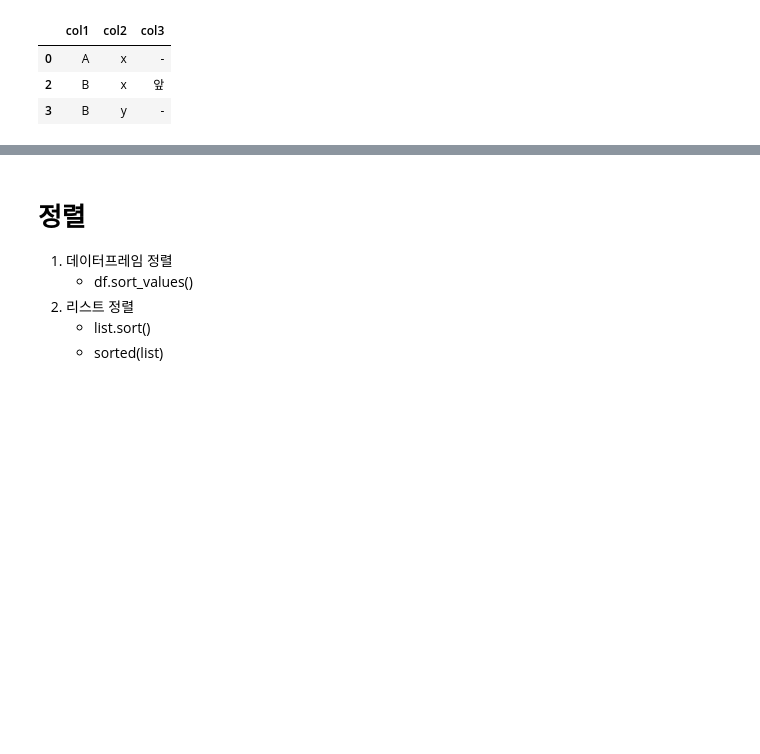
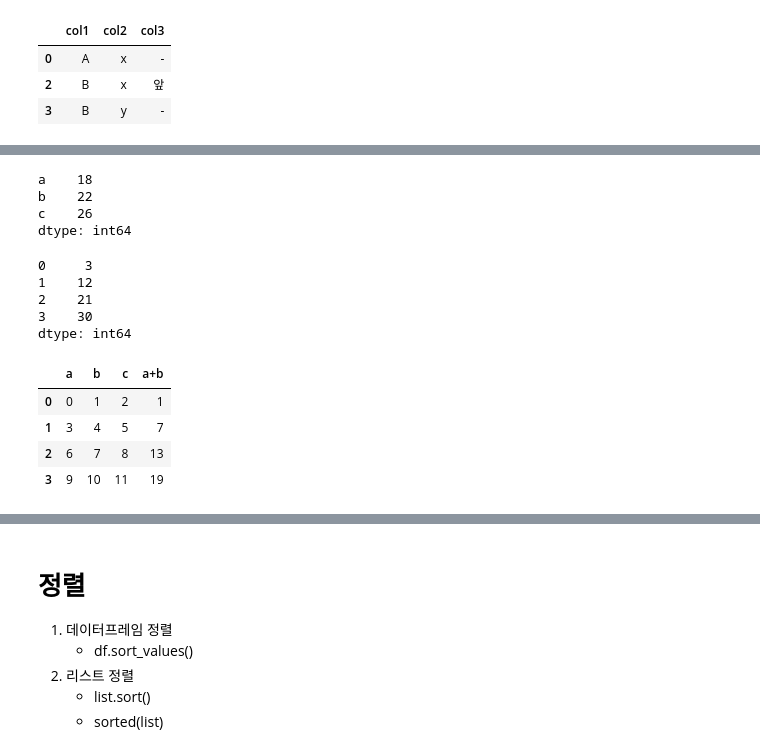
Before and after one commit to psw109/Python_study, a Jupyter notebook: 사전.ipynb, the cells around one changed output, grey strips where cells are left out. Drawn from its saved outputs; the diff is of its cells as text; code cells hidden in the pictures; blank space fills up the shorter version.

Commit message:
map, apply, applymap add

```diff
--- a/사전.ipynb
+++ b/사전.ipynb
@@ -589,0 +598,5 @@ df.drop_duplicates(subset = ['col1', 'col2']) #col1, col2 기준으로 중복인
+# %%
+import pandas as pd
+
+x = pd.Series({'one' : 1, 'two' : 2, 'three' :3})
+y = pd.Series({1 : 'triangle', 2:'square', 3: 'circle'})
@@ -589,0 +634,7 @@ df.drop_duplicates(subset = ['col1', 'col2']) #col1, col2 기준으로 중복인
+# %%
+# dataframe case
+
+import numpy as np
+
+df = pd.DataFrame(np.arange(12).reshape(4,3), columns = ['a','b','c'])
+df
@@ -589,0 +647,24 @@ df.drop_duplicates(subset = ['col1', 'col2']) #col1, col2 기준으로 중복인
+# %%
+df.apply(lambda x : x.sum(), axis = 0)
+# %% [output]
+a    18
+b    22
+c    26
+dtype: int64
+# %%
+df.apply(lambda x : x.sum(), axis = 1)
+# %% [output]
+0     3
+1    12
+2    21
+3    30
+dtype: int64
+# %%
+df['a+b'] = df.apply(lambda x : x.a + x.b, axis = 1)
+df
+# %% [output]
+|  | a | b | c | a+b |
+| 0 | 0 | 1 | 2 | 1 |
+| 1 | 3 | 4 | 5 | 7 |
+| 2 | 6 | 7 | 8 | 13 |
+| 3 | 9 | 10 | 11 | 19 |
```
Also changed, not shown: parts of 20 cells of this notebook.
